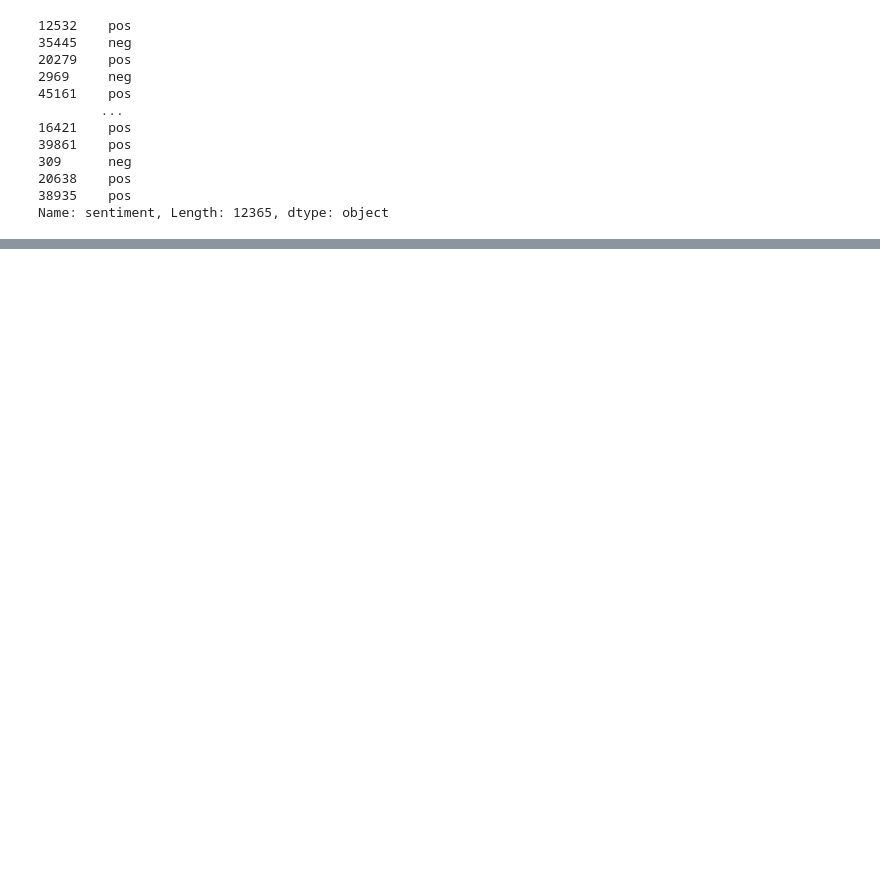
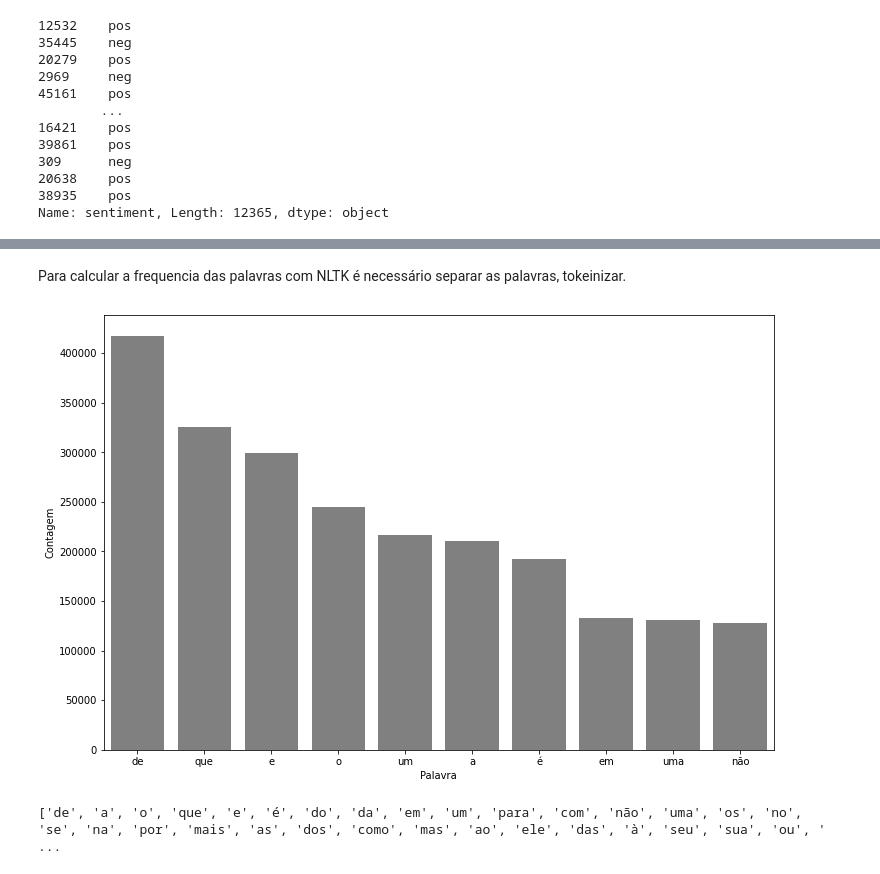
Before and after one commit to letpires/IMDBSentimentAnalysis, a Jupyter notebook: analise_sentimento_imdb.ipynb, the cells around one changed output, grey strips where cells are left out. Cells and saved outputs as stored; diff of their text form; code cells hidden in the pictures; blank space fills up the shorter version.

```diff
--- a/analise_sentimento_imdb.ipynb
+++ b/analise_sentimento_imdb.ipynb
@@ -74,0 +321,35 @@ logistic_regression.fit(treino, classe_treino)
+# %% [markdown]
+Para calcular a frequencia das palavras com NLTK é necessário separar as palavras, tokeinizar.
+# %%
+from nltk import tokenize
+
+token_espaco = tokenize.WhitespaceTokenizer()
+token_frase = token_espaco.tokenize(all_words)
+frequencia = nltk.FreqDist(token_frase)
+df_frequencia = pd.DataFrame({"Palavra": list(frequencia.keys()),
+                              "Frequência": list(frequencia.values())})
+# %%
+#Mostra as 10 palavras com mais frequência
+df_frequencia = df_frequencia.nlargest(columns = "Frequência", n=10)
+# %%
+import seaborn as sns
+
+
+def pareto(texto, coluna_texto, quantidade):
+  all_words = ' '.join([texto for texto in texto[coluna_texto]])
+  token_espaco = tokenize.WhitespaceTokenizer()
+  token_frase = token_espaco.tokenize(all_words)
+  frequencia = nltk.FreqDist(token_frase)
+  df_frequencia = pd.DataFrame({"Palavra": list(frequencia.keys()),
+                              "Frequência": list(frequencia.values())})
+  df_frequencia = df_frequencia.nlargest(columns = "Frequência", n=quantidade)
+  plt.figure(figsize=(12,8))
+  ax = sns.barplot(data=df_frequencia, x = "Palavra", y = "Frequência",
+                 color = 'gray')
+  ax.set(ylabel = "Contagem")
+  plt.show()
+
+
+pareto(review, 'text_pt', 10)
+# %% [output]
+[figure, added]
@@ -74,0 +358,4 @@ logistic_regression.fit(treino, classe_treino)
+# %%
+print(palavras_irrelevantes)
+# %% [output]
+['de', 'a', 'o', 'que', 'e', 'é', 'do', 'da', 'em', 'um', 'para', 'com', 'não', 'uma', 'os', 'no', 'se', 'na', 'por', 'mais', 'as', 'dos', 'como', 'mas', 'ao', 'ele', 'das', 'à', 'seu', 'sua', 'ou', ' ...
```
Also changed, not shown: parts of 40 cells of this notebook.
